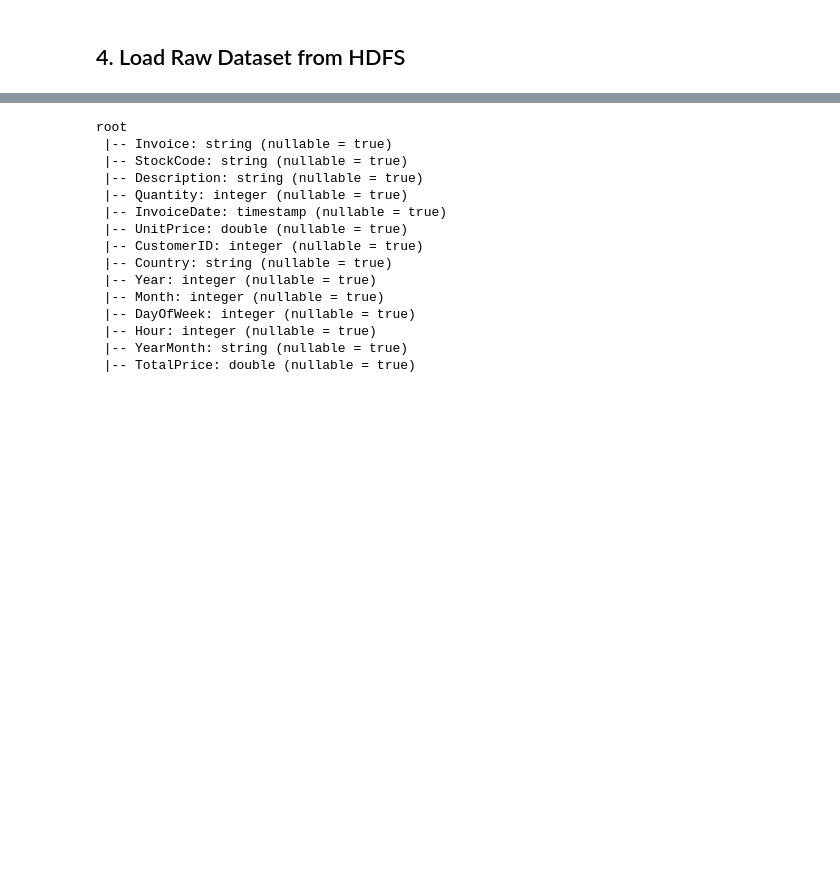
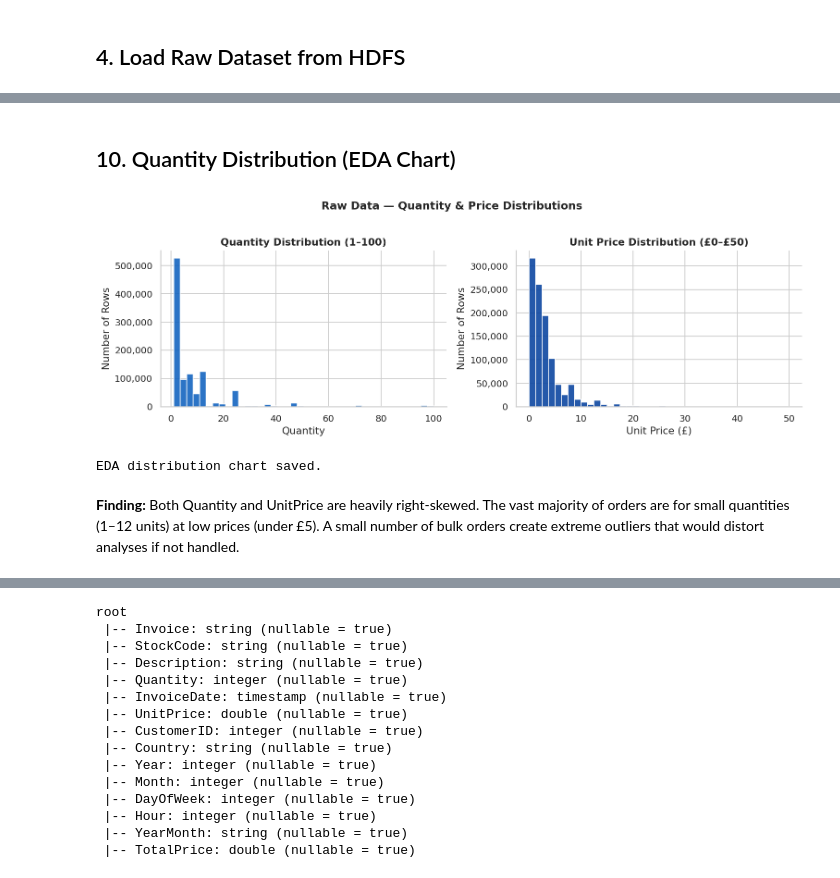
Before and after one commit to Malinda1/ecommerce-recommendation-spark, a Jupyter notebook: notebooks/01_data_cleaning.ipynb, the cells around one changed output, grey strips where cells are left out. Drawn from its saved outputs; the diff is of its cells as text; code cells hidden in the pictures; blank space fills up the shorter version.

```diff
--- a/notebooks/01_data_cleaning.ipynb
+++ b/notebooks/01_data_cleaning.ipynb
@@ -216,0 +291,38 @@ Final cleaned record count: 779,425
+# %% [markdown]
+## 10. Quantity Distribution (EDA Chart)
+# %%
+# Distribution of positive Quantity values (cap at 100 to remove extreme outliers for display)
+qty_data = df_raw.filter(
+    (F.col("Quantity") > 0) & (F.col("Quantity") <= 100)
+).select("Quantity").toPandas()
+
+fig, axes = plt.subplots(1, 2, figsize=(12, 4))
+
+# Histogram of Quantity
+axes[0].hist(qty_data["Quantity"], bins=40, color="#1565C0", edgecolor="white", alpha=0.9)
+axes[0].set_title("Quantity Distribution (1–100)", fontsize=12, fontweight="bold")
+axes[0].set_xlabel("Quantity")
+axes[0].set_ylabel("Number of Rows")
+axes[0].yaxis.set_major_formatter(mticker.FuncFormatter(lambda x, _: f"{int(x):,}"))
+
+# UnitPrice distribution (cap at £50)
+price_data = df_raw.filter(
+    (F.col("UnitPrice") > 0) & (F.col("UnitPrice") <= 50)
+).select("UnitPrice").toPandas()
+
+axes[1].hist(price_data["UnitPrice"], bins=40, color="#0D47A1", edgecolor="white", alpha=0.9)
+axes[1].set_title("Unit Price Distribution (£0–£50)", fontsize=12, fontweight="bold")
+axes[1].set_xlabel("Unit Price (£)")
+axes[1].set_ylabel("Number of Rows")
+axes[1].yaxis.set_major_formatter(mticker.FuncFormatter(lambda x, _: f"{int(x):,}"))
+
+plt.suptitle("Raw Data — Quantity & Price Distributions", fontsize=13, fontweight="bold", y=1.02)
+plt.tight_layout()
+plt.savefig("output/eda/eda_distributions.png", bbox_inches="tight")
+plt.show()
+print("EDA distribution chart saved.")
+# %% [output]
+[figure, added]
+EDA distribution chart saved.
+# %% [markdown]
+**Finding:** Both Quantity and UnitPrice are heavily right-skewed. The vast majority of orders are for small quantities (1–12 units) at low prices (under £5). A small number of bulk orders create extreme outliers that would distort analyses if not handled.
```
Also changed, not shown: parts of 55 cells of this notebook, 1 other file.
